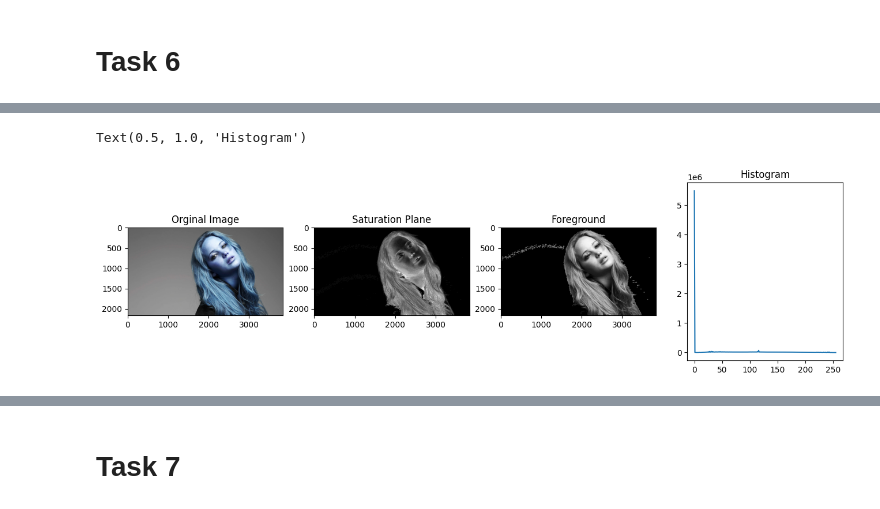
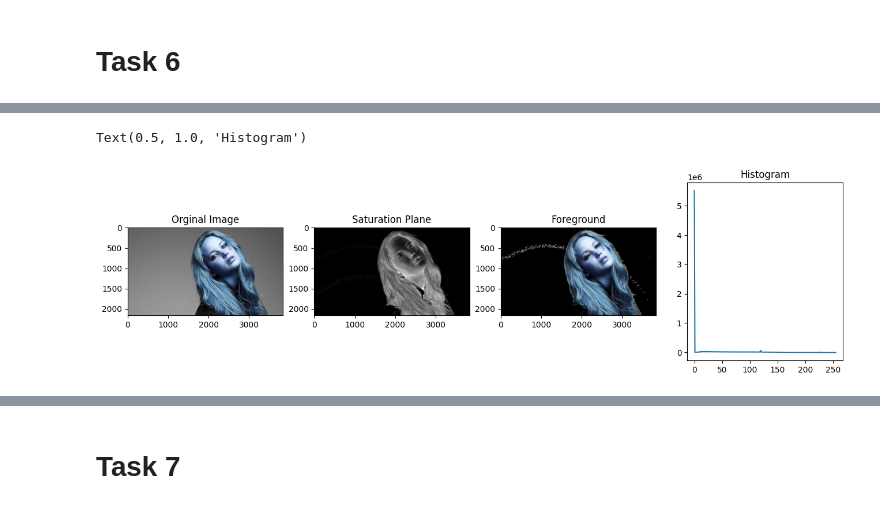
Before and after one commit to AnushkaSamaranayake/-Intensity-Transformations-and-Neighbourhood-Filtering, a Jupyter notebook: test.ipynb, the cells around one changed output, grey strips where cells are left out. Cells and saved outputs as stored; diff of their text form; code cells hidden in the pictures.

```diff
--- a/test.ipynb
+++ b/test.ipynb
@@ -403,22 +403,26 @@ plt.show()
 # %%
 #Choose the saturation plane for applying the threshold mask
+rows,cols,channels = img.shape
+#roi = img[0:rows, 0:cols]
 ret, mask = cv.threshold(img_saturation, 10, 255, cv.THRESH_BINARY)
-img_fg = cv.bitwise_and(img_gray, img_gray, mask=mask)
+mask_inv = cv.bitwise_not(mask)
+img_fg = cv.bitwise_and(img, img, mask=mask)
+img_bg = cv.bitwise_and(img,img,mask=mask_inv)
 
 hist = cv.calcHist([img_fg], [0], None, [256], [0, 256] )
 
 fig, ax = plt.subplots(1,4,figsize=(16,4))
-ax[0].imshow(img, cmap='hsv', vmin=0, vmax=255)
+ax[0].imshow(img, cmap='gray', vmin=0, vmax=255)
 ax[0].set_title('Orginal Image')
 ax[1].imshow(img_saturation, cmap='gray', vmin=0, vmax=255)
 ax[1].set_title('Saturation Plane')
 ax[2].imshow(img_fg, cmap='gray', vmin=0, vmax=255)
 ax[2].set_title('Foreground')
 ax[3].plot(hist)
 ax[3].set_title('Histogram')
 # %% [output]
 Text(0.5, 1.0, 'Histogram')
-[figure, old version]
+[figure, new version]
 # %%
 #g = cv.equalizeHist(img_fg)
 # hist = cv.calcHist([img_fg], [0], None, [256], [0, 256])
```
Also changed, not shown: parts of 3 cells of this notebook.
